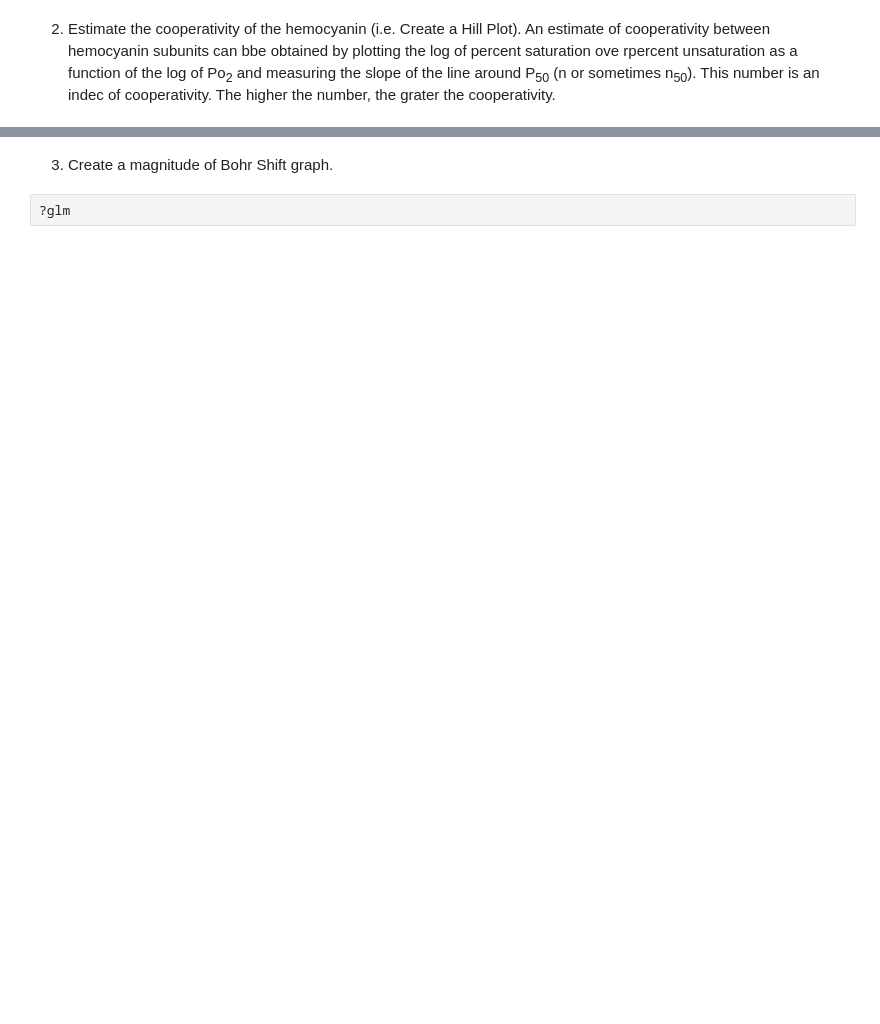
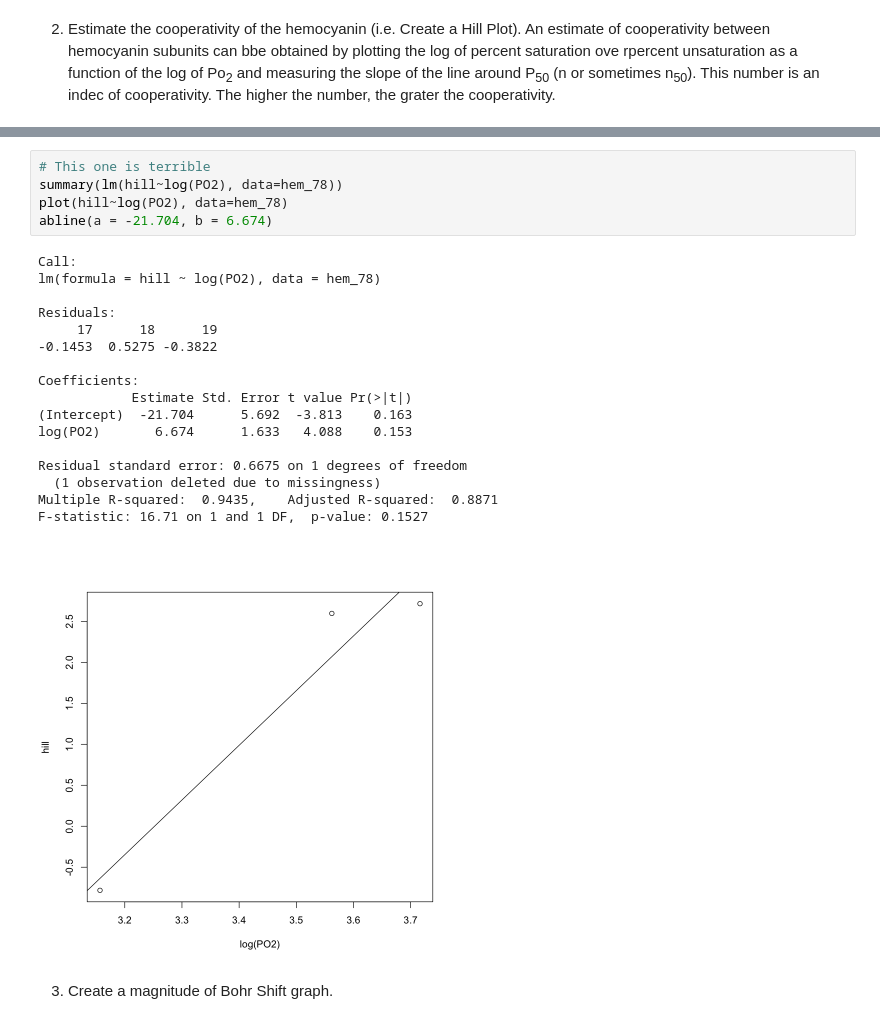
Before and after one commit to andrew2165/biometry_notebooks, a Jupyter notebook: OxygenEqOfHemocyanin.ipynb, the cells around one changed output, grey strips where cells are left out. Cells and saved outputs as stored; diff of their text form; blank space fills up the shorter version.

```diff
--- a/OxygenEqOfHemocyanin.ipynb
+++ b/OxygenEqOfHemocyanin.ipynb
@@ -76,4 +142,25 @@ abline(a = -6.948, b = 1.733)
+# %%
+# This one is terrible
+summary(lm(hill~log(PO2), data=hem_78))
+plot(hill~log(PO2), data=hem_78)
+abline(a = -21.704, b = 6.674)
+# %% [output]
+Call:
+lm(formula = hill ~ log(PO2), data = hem_78)
+
+Residuals:
+     17      18      19
+-0.1453  0.5275 -0.3822
+
+Coefficients:
+            Estimate Std. Error t value Pr(>|t|)
+(Intercept)  -21.704      5.692  -3.813    0.163
+log(PO2)       6.674      1.633   4.088    0.153
+
+Residual standard error: 0.6675 on 1 degrees of freedom
+  (1 observation deleted due to missingness)
+Multiple R-squared:  0.9435,    Adjusted R-squared:  0.8871
+F-statistic: 16.71 on 1 and 1 DF,  p-value: 0.1527
+[figure, added]
 # %% [markdown]
 3. Create a magnitude of Bohr Shift graph.
-# %%
-?glm
```
Also changed, not shown: parts of 7 cells of this notebook.
